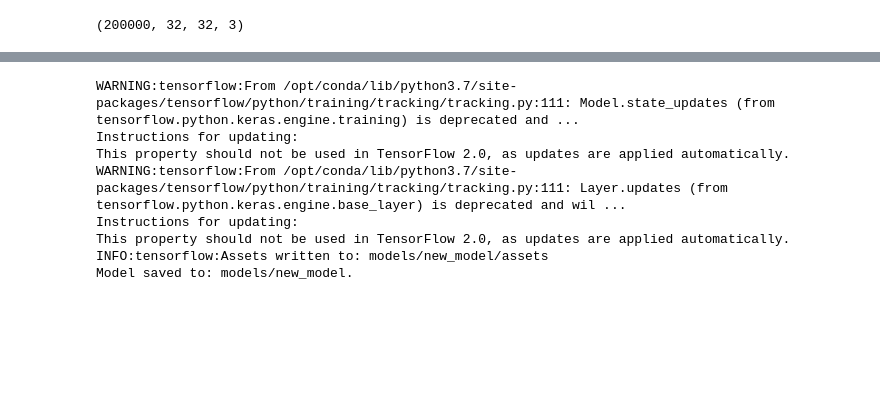
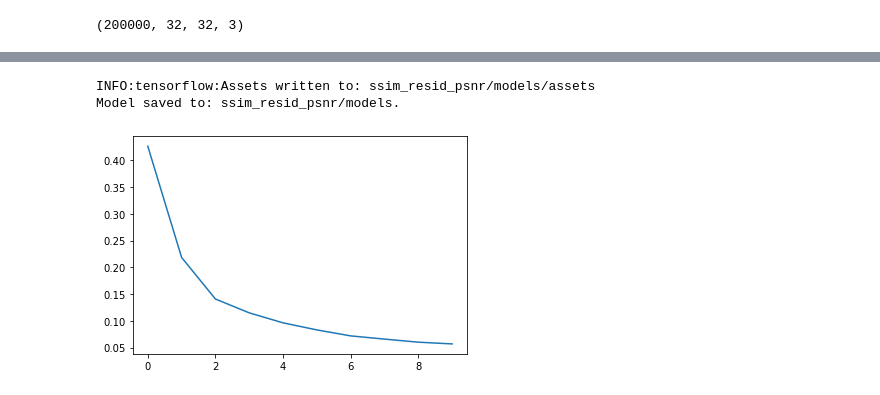
Before and after one commit to ChristopheBrown/e6998_img_compression, a Jupyter notebook: sandbox3.ipynb, the cells around one changed output, grey strips where cells are left out. Saved outputs shown, nothing was run; the diff lists cells and outputs as text; code cells hidden in the pictures; blank space fills up the shorter version.

```diff
--- a/sandbox3.ipynb
+++ b/sandbox3.ipynb
@@ -39,20 +41,20 @@ train_images_pro.shape
 def residual_loss(y_true, y_pred):
     B = batch_size
     s = B * H * W * C
-    n = iterations
+    n = 1 # corresponds to iterations of the network
     beta = 1 / (s * n)
 
     summation = tf.math.reduce_sum(tf.math.abs(tf.math.subtract(y_true, y_pred)), [0,1,2,3])
-    return beta * summation
+    return tf.math.square(beta * summation)
 
 def SSIMLoss(y_true, y_pred):
     return tf.math.square(1 - tf.reduce_mean(tf.image.ssim(y_true, y_pred, 2.0)))
 
 def PSNRLoss(y_true, y_pred,max_val=1.0):
-    return tf.image.psnr(y_true, y_pred, max_val=max_val)
+    return tf.math.square(tf.image.psnr(y_true, y_pred, max_val=max_val))
 
 def SSIM_res_loss(y_true, y_pred):
-    return SSIMLoss(y_true, y_pred) + residual_loss(y_true, y_pred)
+    return SSIMLoss(y_true, y_pred) + residual_loss(y_true, y_pred) + PSNRLoss(y_true, y_pred)
 
 def test_model(model, test_images, indexes=np.arange(5)):
     img_preds = model.predict(test_images[indexes])
@@ -75,9 +77,9 @@ def test_model(model, test_images, indexes=np.arange(5)):
         plt.imshow(img_preds[i], cmap=plt.cm.binary)
     plt.show()
 
-def plot_metric(model, metric='val_SSIMLoss'):
+def plot_metric(history, metric='val_SSIMLoss'):
     import matplotlib.pyplot as plt
-    plt.plot(model.history[metric])
+    plt.plot(history.history[metric])
 
 def save_model(model, path):
     model.save(path)
@@ -90,13 +92,13 @@ def load_model(path, custom_objects):
     '''
     return tf.keras.models.load_model(path, custom_objects=custom_objects)
 
-def save_history(history, path):
+def save_history(history, path, identifier=''):
 
     # convert the history.history dict to a pandas DataFrame:
     hist_df = pd.DataFrame(history.history)
 
     # save to csv:
-    hist_csv_file = f'{path}/history.csv'
+    hist_csv_file = f'{path}/history_{identifier}.csv'
     with open(hist_csv_file, mode='w') as f:
         hist_df.to_csv(f)
 # %%
@@ -156,12 +158,12 @@ def get_model(iterations):
                                    epsilon=1e-06, amsgrad=True)
 
     model.compile(optimizer=opt,
-                  loss=SSIM_res_loss,
+                  loss=SSIMLoss,
                   metrics=[SSIMLoss, PSNRLoss, residual_loss, "mae", "acc"])
 
     return model
 # %%
-epochs=5
+epochs=10
 iterations = 1
 batch_size = 512
 H = train_images.shape[1]
@@ -189,7 +191,7 @@ def lr_time_based_decay(epoch, lr):
     return lr * 1 / (1 + decay * epoch)
 
 
-model_history = model.fit(train_images[0:5000], train_images[0:5000],
+model_history = model.fit(train_images, train_images,
                           batch_size=batch_size,
                           epochs=epochs,
                           validation_split=validation_split,
@@ -213,15 +226,9 @@ Epoch 5/5
 # %%
-path = 'models/new_model'
+path = 'ssim_resid_psnr/models'
 save_model(model, path)
 # %% [output]
-WARNING:tensorflow:From /opt/conda/lib/python3.7/site-packages/tensorflow/python/training/tracking/tracking.py:111: Model.state_updates (from tensorflow.python.keras.engine.training) is deprecated and ...
-Instructions for updating:
-This property should not be used in TensorFlow 2.0, as updates are applied automatically.
-WARNING:tensorflow:From /opt/conda/lib/python3.7/site-packages/tensorflow/python/training/tracking/tracking.py:111: Layer.updates (from tensorflow.python.keras.engine.base_layer) is deprecated and wil ...
-Instructions for updating:
-This property should not be used in TensorFlow 2.0, as updates are applied automatically.
-INFO:tensorflow:Assets written to: models/new_model/assets
-Model saved to: models/new_model.
+INFO:tensorflow:Assets written to: ssim_resid_psnr/models/assets
+Model saved to: ssim_resid_psnr/models.
 # %%
 custom_objects = {'SSIMLoss': SSIMLoss, 'PSNRLoss': PSNRLoss, 'residual_loss': residual_loss, 'SSIM_res_loss': SSIM_res_loss}
 loaded_model = load_model(path, custom_objects)
@@ -231,0 +237,4 @@ model_history
+# %%
+plot_metric(model_history, 'SSIMLoss')
+# %% [output]
+[figure, added]
```
Also changed, not shown: parts of 10 cells of this notebook.
